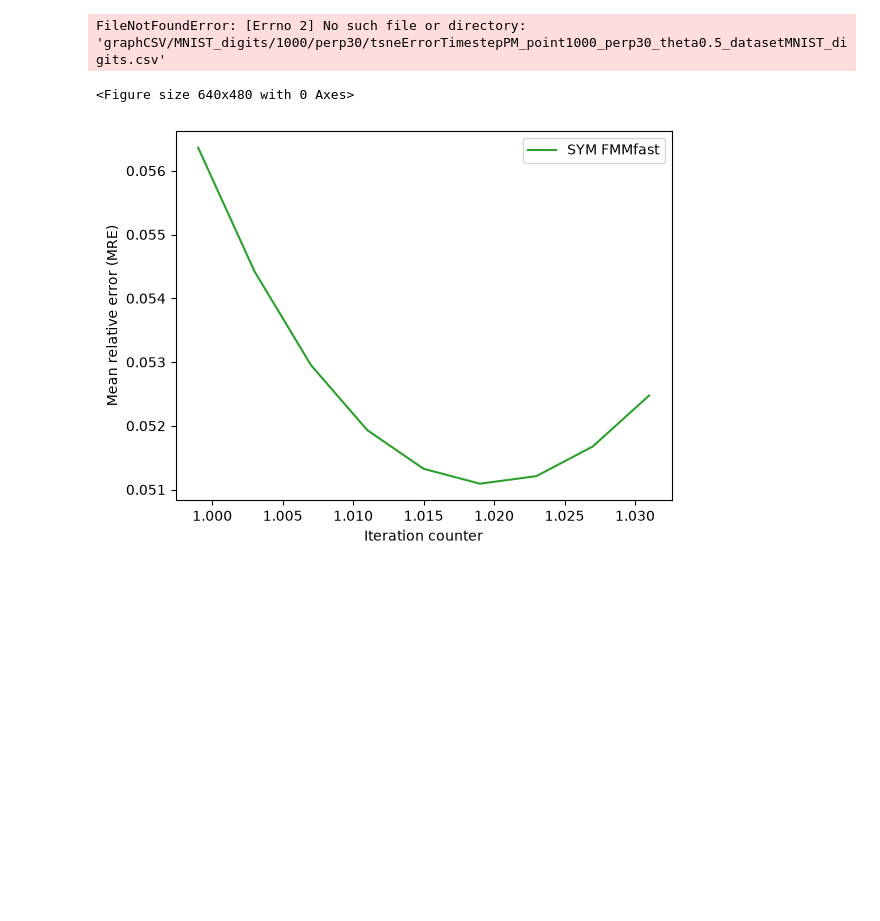
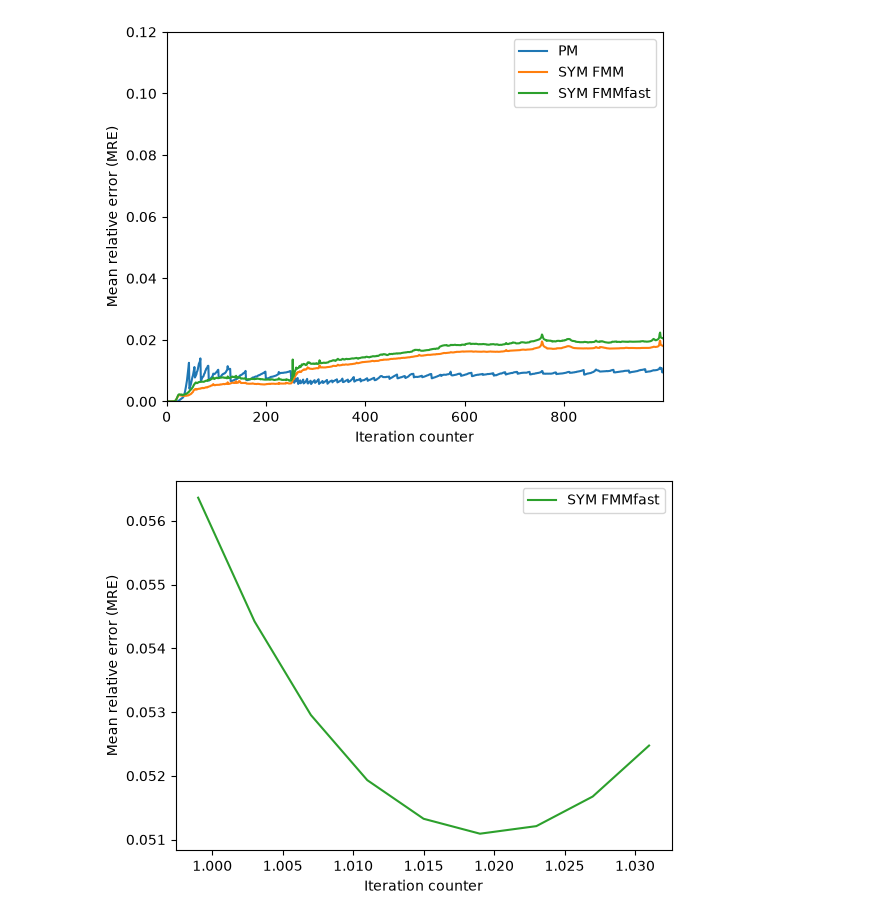
Before and after one commit to LucasFurer/FMM_tSNE, a Jupyter notebook: grapher.ipynb, the cells around one changed output. Saved outputs shown, nothing was run; the diff lists cells and outputs as text; code cells hidden in the pictures; blank space fills up the shorter version.

```diff
--- a/grapher.ipynb
+++ b/grapher.ipynb
@@ -224,29 +224,28 @@ def findTime(csvPath, target=1.0):
     #print(f"No two z-values found surrounding {targe"t}")
     return None
 # %%
-pointAmount = "1000"
-theta = "0.5"
+pointAmount = "10000"
+theta = "0.6"
 dataSet = "MNIST_digits"
 perp = "30"
 
 custom_labels = {
     #os.path.join("graphCSV", dataSet, pointAmount, "perp" + perp, "tsneErrorTimestepBH_point"             + pointAmount + "_perp" + perp + "_theta" + theta + "_dataset" + dataSet + ".csv"): "BH",
     #os.path.join("graphCSV", dataSet, pointAmount, "perp" + perp, "tsneErrorTimestepBHMP_point"           + pointAmount + "_perp" + perp + "_theta" + theta + "_dataset" + dataSet + ".csv"): "MM",
     #os.path.join("graphCSV", dataSet, pointAmount, "perp" + perp, "tsneErrorTimestepBHR_point"            + pointAmount + "_perp" + perp + "_theta" + theta + "_dataset" + dataSet + ".csv"): "rBH",
     #os.path.join("graphCSV", dataSet, pointAmount, "perp" + perp, "tsneErrorTimestepBHRMP_point"          + pointAmount + "_perp" + perp + "_theta" + theta + "_dataset" + dataSet + ".csv"): "rMM",
     os.path.join("graphCSV", dataSet, pointAmount, "perp" + perp, "tsneErrorTimestepPM_point"             + pointAmount + "_perp" + perp + "_theta" + theta + "_dataset" + dataSet + ".csv"): "PM",
     #os.path.join("graphCSV", dataSet, pointAmount, "perp" + perp, "tsneErrorTimestepFMM_MORTON_point"     + pointAmount + "_perp" + perp + "_theta" + theta + "_dataset" + dataSet + ".csv"): "FMM",
     os.path.join("graphCSV", dataSet, pointAmount, "perp" + perp, "tsneErrorTimestepFMM_SYM_MORTON_point" + pointAmount + "_perp" + perp + "_theta" + theta + "_dataset" + dataSet + ".csv"): "SYM FMM",
     os.path.join("graphCSV", dataSet, pointAmount, "perp" + perp, "tsneErrorTimestepFMMfast_SYM_MORTON_point" + pointAmount + "_perp" + perp + "_theta" + theta + "_dataset" + dataSet + ".csv"): "SYM FMMfast",
 }
 
 #plotGraph(custom_labels, 0, 1000, "Iteration counter", "Mean relative error (MRE)", "plotOutput/lines_plot.png", False, None, None, None, None)
 x_range = 1000
-y_range = 0.02
+y_range = 0.12
 plotGraph(custom_labels, 0, x_range, "Iteration counter", "Mean relative error (MRE)", "plotOutput/lines_plot.png", False, 0.0, x_range-1, 0.0, y_range)
 # %% [output]
-FileNotFoundError: [Errno 2] No such file or directory: 'graphCSV/MNIST_digits/1000/perp30/tsneErrorTimestepPM_point1000_perp30_theta0.5_datasetMNIST_digits.csv'
-<Figure size 640x480 with 0 Axes>
+[figure, added]
 # %%
 pointAmount = "10000"
 theta = "1"
```
Also changed, not shown: parts of 2 cells of this notebook, 33 other files.
